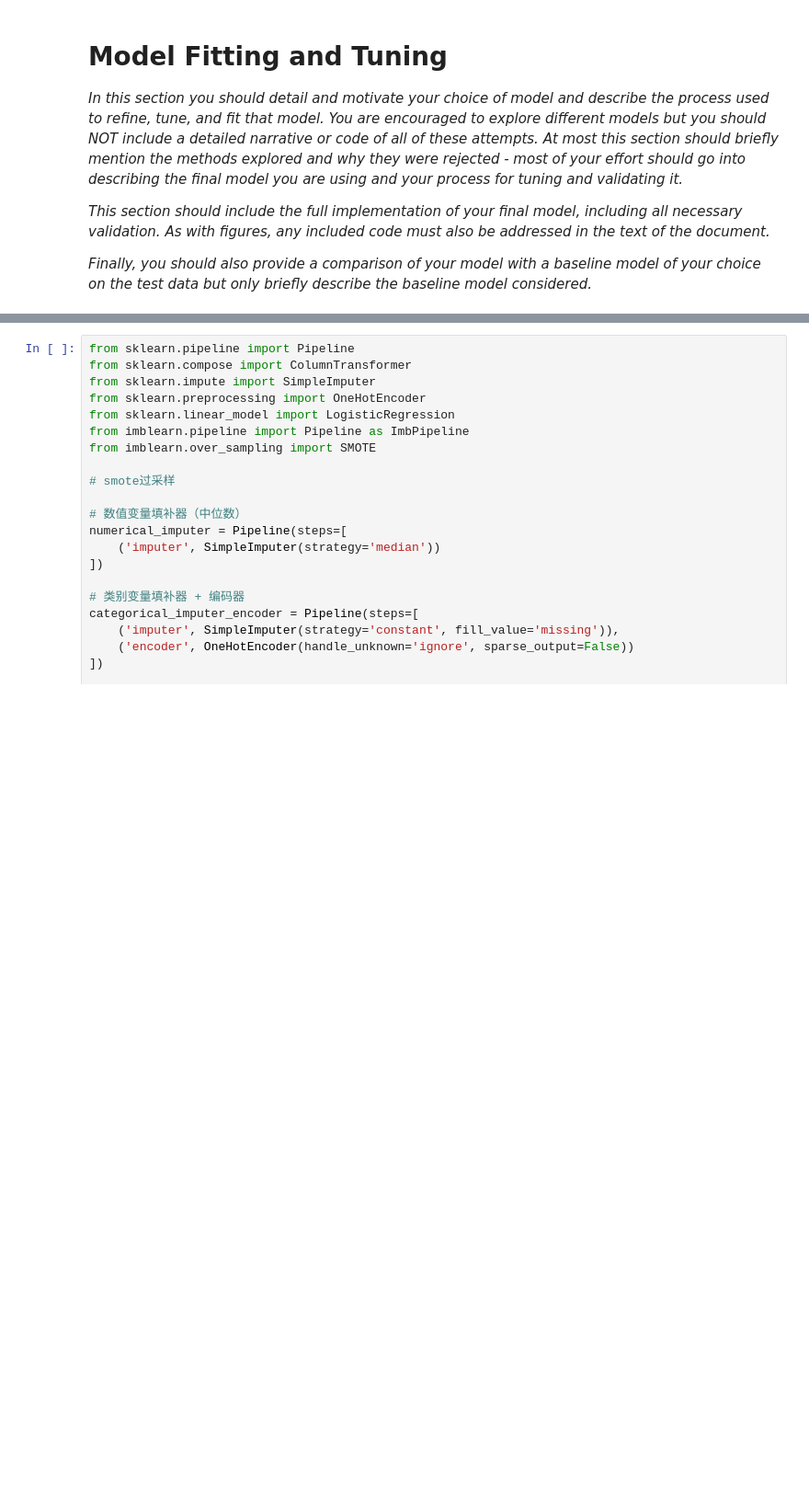
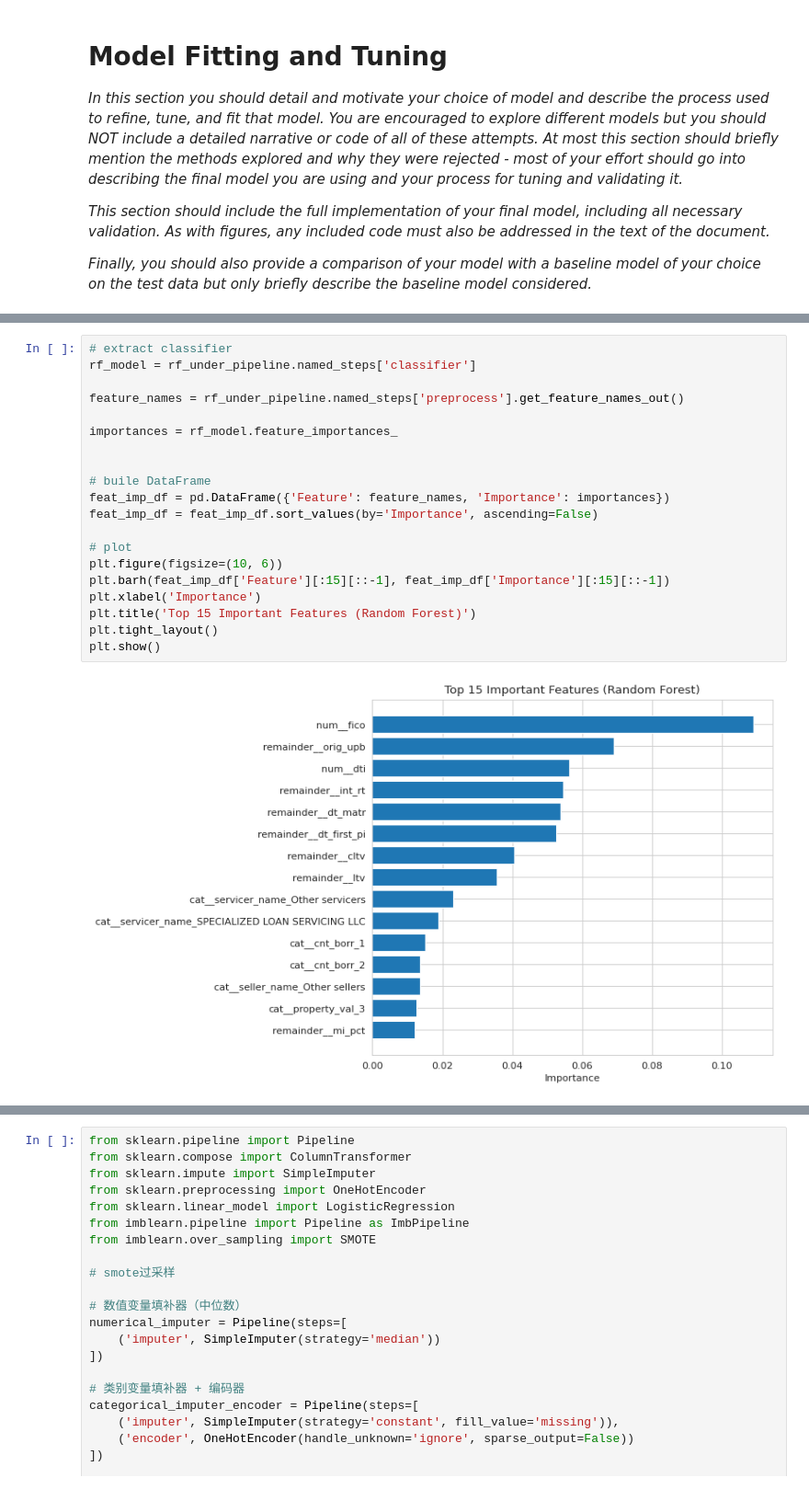
Before and after one commit to ormykingdown/MLP2, a Jupyter notebook: project2.ipynb, the cells around one changed output, grey strips where cells are left out. Shown at 92% size. Cells and saved outputs as stored; diff of their text form; blank space fills up the shorter version.

```diff
--- a/project2.ipynb
+++ b/project2.ipynb
@@ -666,0 +717,22 @@ ROC AUC Score  : 0.6656
+# %%
+# extract classifier
+rf_model = rf_under_pipeline.named_steps['classifier']
+
+feature_names = rf_under_pipeline.named_steps['preprocess'].get_feature_names_out()
+
+importances = rf_model.feature_importances_
+
+
+# buile DataFrame
+feat_imp_df = pd.DataFrame({'Feature': feature_names, 'Importance': importances})
+feat_imp_df = feat_imp_df.sort_values(by='Importance', ascending=False)
+
+# plot
+plt.figure(figsize=(10, 6))
+plt.barh(feat_imp_df['Feature'][:15][::-1], feat_imp_df['Importance'][:15][::-1])
+plt.xlabel('Importance')
+plt.title('Top 15 Important Features (Random Forest)')
+plt.tight_layout()
+plt.show()
+# %% [output]
+[figure, added]
```
Also changed, not shown: parts of 22 cells of this notebook.
